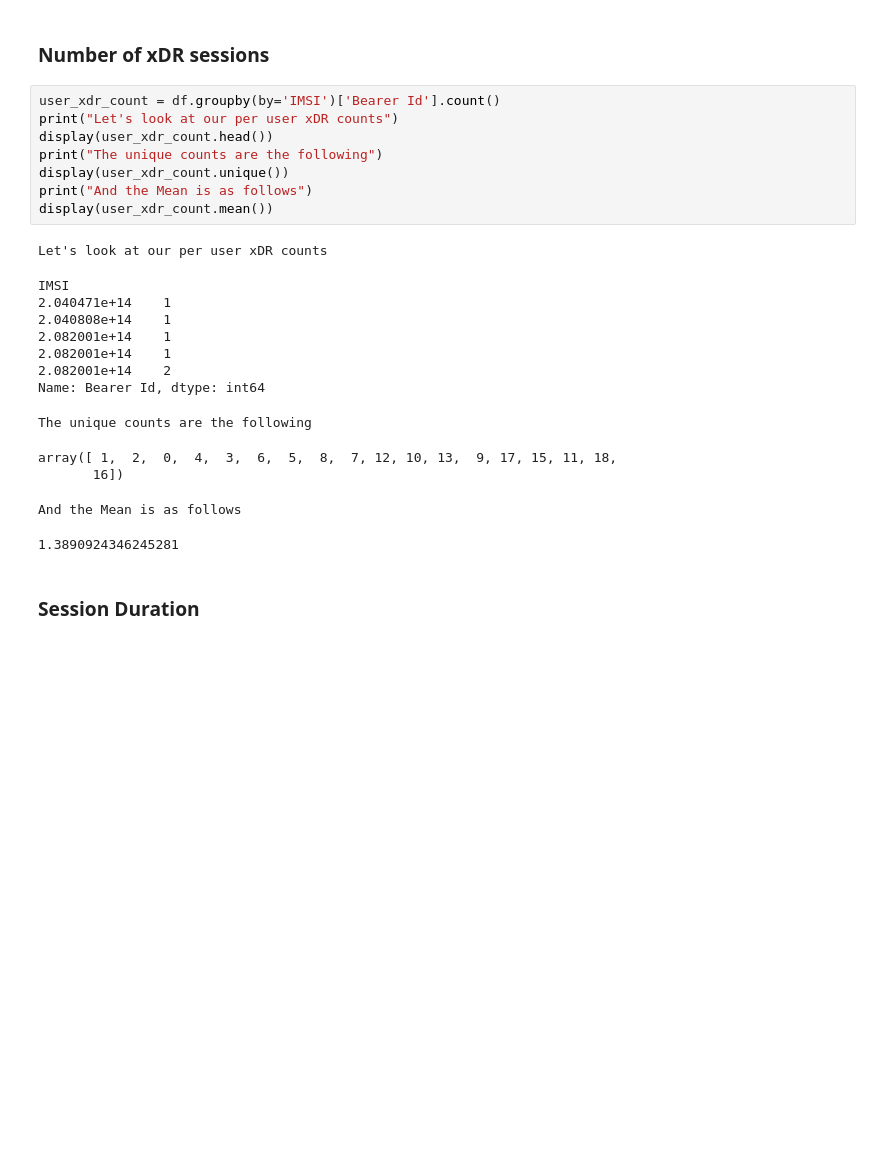
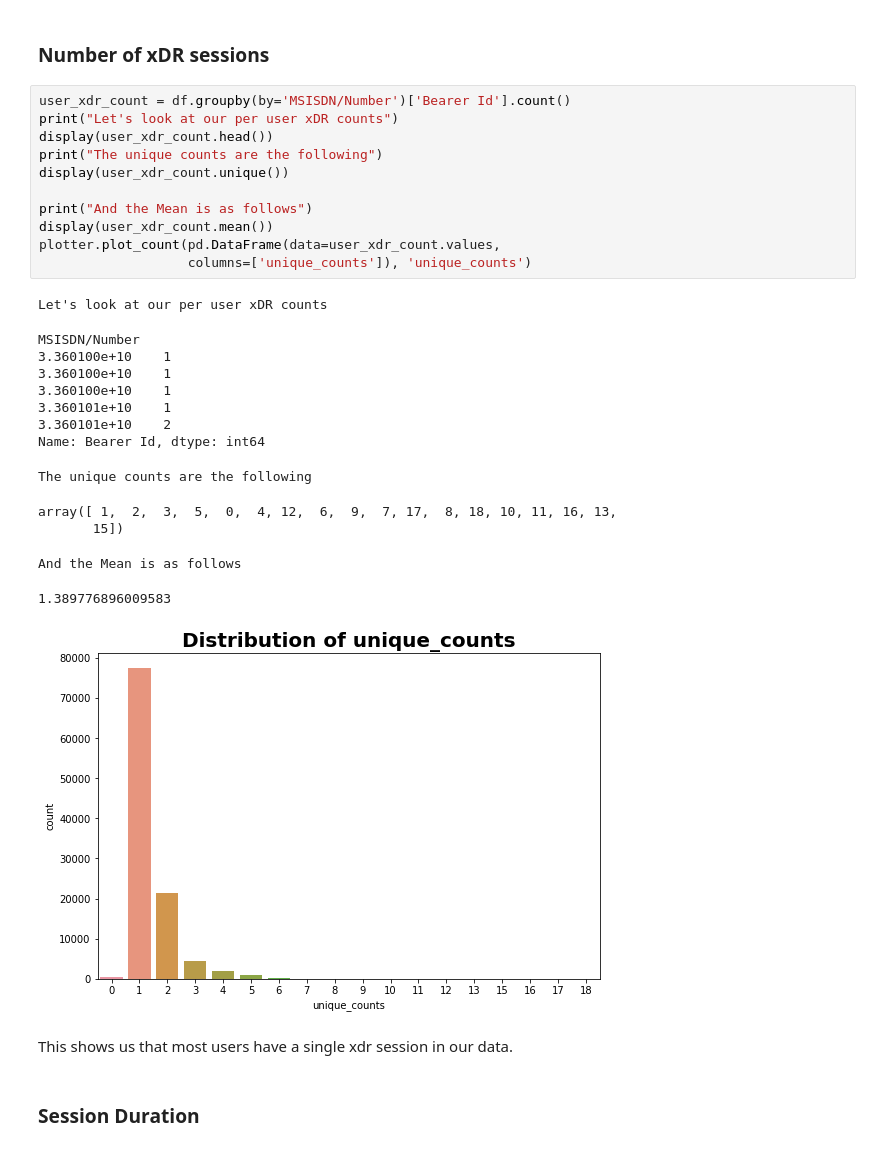
Before and after one commit to Hen0k/TellCo-user-analysis, a Jupyter notebook: notebooks/1-User-Overview-Analysis.ipynb, the cells around one changed output. Cells and saved outputs as stored; diff of their text form; blank space fills up the shorter version.

```diff
--- a/notebooks/1-User-Overview-Analysis.ipynb
+++ b/notebooks/1-User-Overview-Analysis.ipynb
@@ -124,28 +125,34 @@ We have 107266 unique IMSI identifiers in our dataset
 ## Task 1.1 - Aggrigations per user
 # %% [markdown]
 ### Number of xDR sessions
-# %%
-user_xdr_count = df.groupby(by='IMSI')['Bearer Id'].count()
-print("Let's look at our per user xDR counts")
-display(user_xdr_count.head())
-print("The unique counts are the following")
-display(user_xdr_count.unique())
-print("And the Mean is as follows")
-display(user_xdr_count.mean())
-# %% [output]
-Let's look at our per user xDR counts
-IMSI
-2.040471e+14    1
-2.040808e+14    1
-2.082001e+14    1
-2.082001e+14    1
-2.082001e+14    2
-Name: Bearer Id, dtype: int64
-The unique counts are the following
-array([ 1,  2,  0,  4,  3,  6,  5,  8,  7, 12, 10, 13,  9, 17, 15, 11, 18,
-       16])
-And the Mean is as follows
-1.3890924346245281
+# %%
+user_xdr_count = df.groupby(by='MSISDN/Number')['Bearer Id'].count()
+print("Let's look at our per user xDR counts")
+display(user_xdr_count.head())
+print("The unique counts are the following")
+display(user_xdr_count.unique())
+
+print("And the Mean is as follows")
+display(user_xdr_count.mean())
+plotter.plot_count(pd.DataFrame(data=user_xdr_count.values,
+                   columns=['unique_counts']), 'unique_counts')
+# %% [output]
+Let's look at our per user xDR counts
+MSISDN/Number
+3.360100e+10    1
+3.360100e+10    1
+3.360100e+10    1
+3.360101e+10    1
+3.360101e+10    2
+Name: Bearer Id, dtype: int64
+The unique counts are the following
+array([ 1,  2,  3,  5,  0,  4, 12,  6,  9,  7, 17,  8, 18, 10, 11, 16, 13,
+       15])
+And the Mean is as follows
+1.389776896009583
+[figure, added]
+# %% [markdown]
+This shows us that most users have a single xdr session in our data.
 # %% [markdown]
 ### Session Duration
 # %%
```
Also changed, not shown: parts of 21 cells of this notebook.
